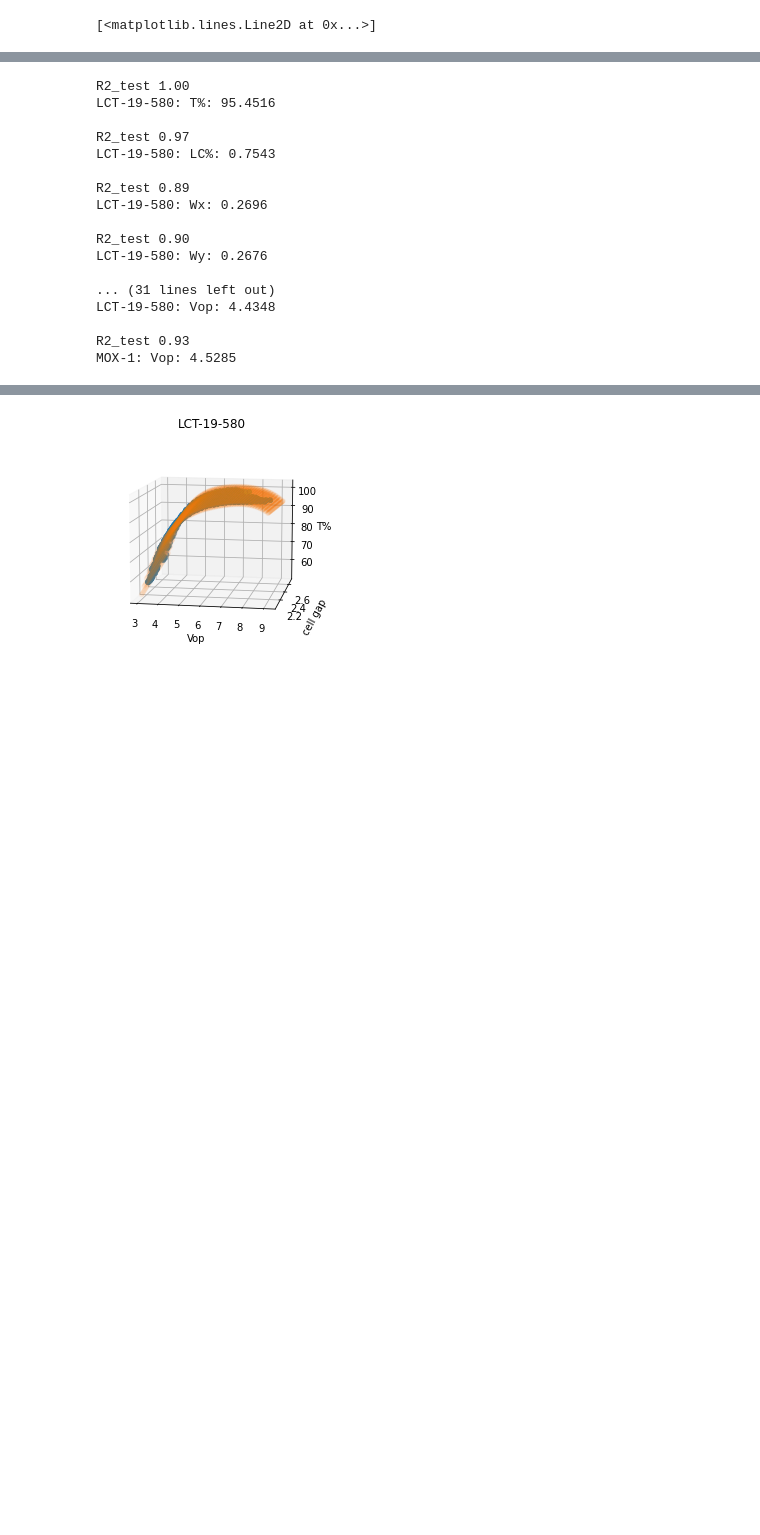
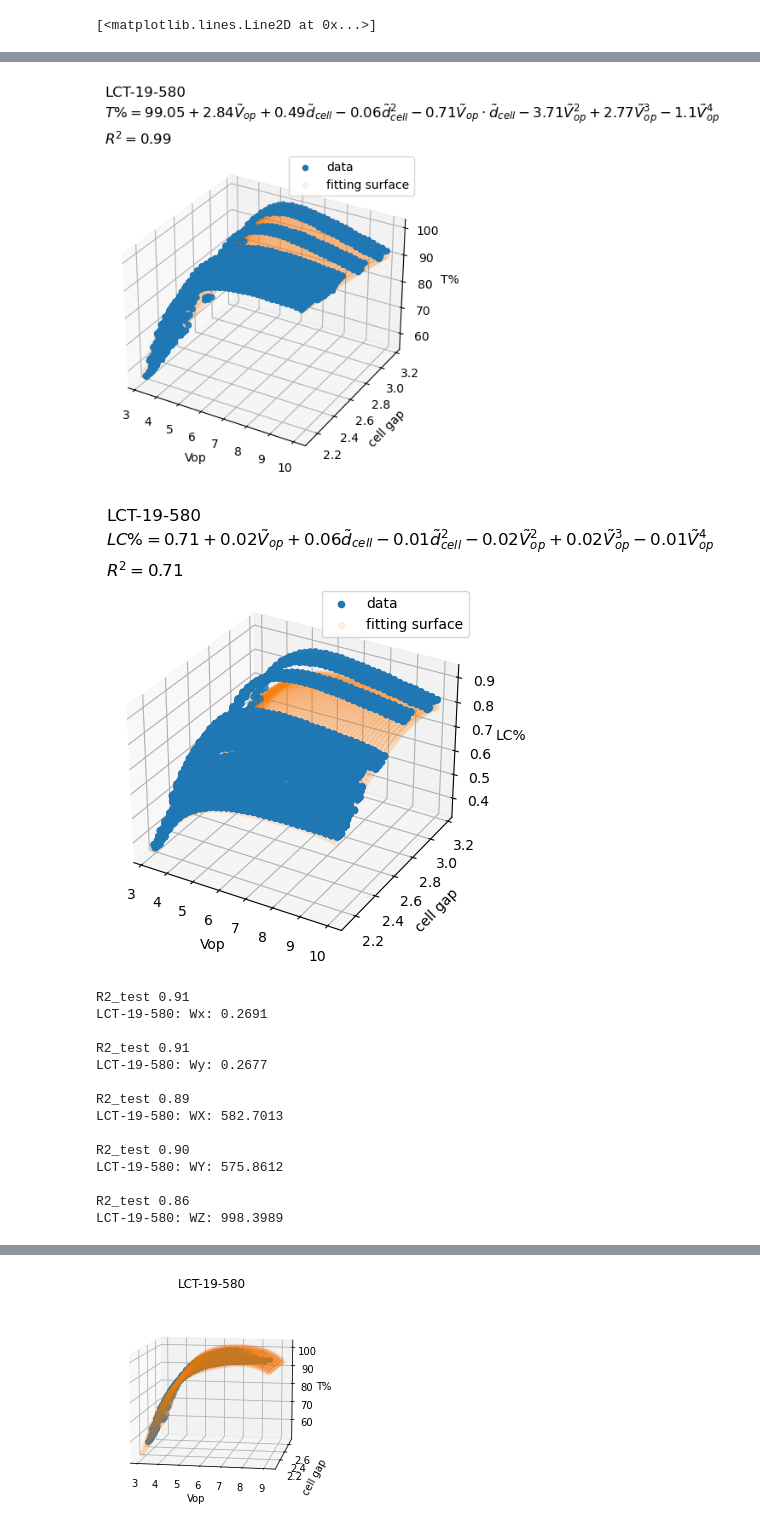
Before and after one commit to dimsplendid/tdtoolkit_web, a Jupyter notebook: test.ipynb, the cells around one changed output, grey strips where cells are left out. Saved outputs shown, nothing was run; the diff lists cells and outputs as text; code cells hidden in the pictures; blank space fills up the shorter version.

```diff
--- a/test.ipynb
+++ b/test.ipynb
@@ -506,14 +537,16 @@ Canvas(toolbar=Toolbar(toolitems=[('Home', 'Reset original view', 'home', 'home'
 [<matplotlib.lines.Line2D at 0x...>]
 # %%
 def opt_features_extract(X):
-    features = np.empty(shape=(len(X), 7), dtype=float)
+    # T%/LC% = a + b Vop + c Cell_gap + d Vop*Cell_gap + e Vop^2 + f Vop^3 + g Vop^4
+    features = np.empty(shape=(len(X), 8), dtype=float)
     features[:, 0] = 1
     features[:, 1] = X[:, 0]
     features[:, 2] = X[:, 1]
-    features[:, 3] = X[:, 0] * X[:, 1]
-    features[:, 4] = X[:, 0] ** 2
-    features[:, 5] = X[:, 0] ** 3
-    features[:, 6] = X[:, 0] ** 4
+    features[:, 3] = X[:, 1] ** 2
+    features[:, 4] = X[:, 0] * X[:, 1]
+    features[:, 5] = X[:, 0] ** 2
+    features[:, 6] = X[:, 0] ** 3
+    features[:, 7] = X[:, 0] ** 4
 
     return features
 transformer_opt = FunctionTransformer(opt_features_extract)
@@ -542,8 +565,0 @@ Canvas(toolbar=Toolbar(toolitems=[('Home', 'Reset original view', 'home', 'home'
-# %%
-# make a cut off opt data
-opt_cutoff = pd.DataFrame(columns=opt.columns)
-for ID in opt.ID.unique():
-    for Point in opt.Point.unique():
-        tmp_df = opt[(opt.ID == ID) & (opt.Point == Point)]
-        tmp_df = tmp_df.iloc[:tmp_df["LCM_Y%"].argmax(),:]
-        opt_cutoff = pd.concat([opt_cutoff, tmp_df])
@@ -578,9 +566,9 @@ Name: WZ, Length: 14994, dtype: float64
 # %%
 # check is there axo data
 if len(axo) != 0:
-    opt_cell_gap = pd.merge(opt_cutoff, axo[["ID", "Point", "cell gap"]], how="left", on=["ID", "Point"])
+    opt_cell_gap = pd.merge(opt, axo[["ID", "Point", "cell gap"]], how="left", on=["ID", "Point"])
 else:
-    opt_cell_gap = pd.merge(opt_cutoff, rdl[["ID", "cell gap"]], how="left", on="ID")
+    opt_cell_gap = pd.merge(opt, rdl[["ID", "cell gap"]], how="left", on="ID")
 
 model["opt"] = {}
 df = opt_cell_gap.copy()
@@ -592,6 +580,7 @@ df["Wx"] = df["W_x"]
 df["Wy"] = df["W_y"]
 # the varient is large when Vop is low, so I cut-off at Vop = 2
 df = df[df["Vop"] > 3]
+plot_raw = df.copy()
 training_set, test_set = train_test_split(
     df,
     test_size = 0.2,
@@ -608,7 +597,7 @@ for LC in cond["LC"].unique():
         y_test = test_set[test_set["LC"]==LC][item].to_numpy()
         model["opt"][LC][f'{item}_LR'] = Pipeline([
             ('Scalar', StandardScaler()),
-#             ('poly', PolynomialFeatures(degree=3)),
+#             ('poly', PolynomialFeatures(degree=2)),
             ('Custom_Transformer', transformer_opt),
             ('linear', linear_model.TheilSenRegressor(fit_intercept=False)),
 #             ('linear', linear_model.LinearRegression(fit_intercept=False)),
@@ -616,10 +605,20 @@ for LC in cond["LC"].unique():
         ]).fit(
             X_train, y_train,
         )
-        print(f'R2_test {model["opt"][LC][f"{item}_LR"].score(X_test, y_test):.2f}')
-        ans = float(model["opt"][LC][f"{item}_LR"].predict(valid_data))
-        print(f"{LC}: {item}: {ans:.4f}")
-        print()
+        # plot
+        aux_plot(
+            plot_raw, LC, ["Vop", "cell gap", item],
+            model["opt"][LC][f'{item}_LR'],
+            [
+                '\\tilde{{V}}_{{op}}',
+                '\\tilde{{d}}_{{cell}}',
+                '\\tilde{{d}}_{{cell}}^2',
+                '\\tilde{{V}}_{{op}}\cdot\\tilde{{d}}_{{cell}}',
+                '\\tilde{{V}}_{{op}}^2',
+                '\\tilde{{V}}_{{op}}^3',
+                '\\tilde{{V}}_{{op}}^4'
+            ]
+        )
     for item in ["Wx", "Wy", "WX", "WY", "WZ"]:
         y_train = training_set[training_set["LC"]==LC][item].to_numpy()
         y_test = test_set[test_set["LC"]==LC][item].to_numpy()
@@ -634,47 +633,59 @@ for LC in cond["LC"].unique():
         print(f'R2_test {model["opt"][LC][f"{item}_LR"].score(X_test, y_test):.2f}')
         ans = float(model["opt"][LC][f"{item}_LR"].predict(valid_data))
         print(f"{LC}: {item}: {ans:.4f}")
         print()
 
 # find V%
 # f(T%, cell_gap) -> V%
+
+# make a cut off opt data
+opt_cutoff = pd.DataFrame(columns=opt.columns)
+for ID in df.ID.unique():
+    for Point in df.Point.unique():
+        tmp_df = df[(df.ID == ID) & (df.Point == Point)]
+        tmp_df = tmp_df.iloc[:tmp_df["LCM_Y%"].argmax(),:]
+        opt_cutoff = pd.concat([opt_cutoff, tmp_df])
+training_set, test_set = train_test_split(
+    opt_cutoff,
+    test_size = 0.2,
+#     random_state = 42
+)
 valid_data = [[90.0, ref_cell_gap]]
 training_set_Vop = training_set[training_set["T%"]>89]
 test_set_Vop = test_set[test_set["T%"]>89]
 
 for LC in cond["LC"].unique():
     X_train = training_set_Vop[training_set_Vop["LC"]==LC][["T%", "cell gap"]].to_numpy()
     X_test = test_set_Vop[test_set_Vop["LC"]==LC][["T%", "cell gap"]].to_numpy()
     y_train = training_set_Vop[training_set_Vop["LC"]==LC]["Vop"].to_numpy()
     y_test = test_set_Vop[test_set_Vop["LC"]==LC]["Vop"].to_numpy()
     model["opt"][LC][f'Vop_LR'] = Pipeline([
         ('Scalar', StandardScaler()),
 #         ('poly', PolynomialFeatures(degree=6)),
         ('Custom_Transformer', transformer_Vop),
         ('linear', linear_model.TheilSenRegressor(fit_intercept=False)),
 #         ('linear', linear_model.Linsor(kernel=DotProduct()+WhiteKernel()))
     ]).fit(
         X_train, y_train,
     )
     print(f'R2_test {model["opt"][LC][f"Vop_LR"].score(X_test, y_test):.2f}')
     ans = float(model["opt"][LC][f"Vop_LR"].predict(valid_data))
     print(f"{LC}: Vop: {ans:.4f}")
     print()
 # %% [output]
+[figure, added]
+[figure, added]
-R2_test 1.00
-LCT-19-580: T%: 95.4516
+R2_test 0.91
+LCT-19-580: Wx: 0.2691
 
-R2_test 0.97
-LCT-19-580: LC%: 0.7543
+R2_test 0.91
+LCT-19-580: Wy: 0.2677
 
 R2_test 0.89
-LCT-19-580: Wx: 0.2696
+LCT-19-580: WX: 582.7013
 
 R2_test 0.90
-LCT-19-580: Wy: 0.2676
+LCT-19-580: WY: 575.8612
 
-... (31 lines left out)
-LCT-19-580: Vop: 4.4348
-
-R2_test 0.93
-MOX-1: Vop: 4.5285
+R2_test 0.86
+LCT-19-580: WZ: 998.3989
```
Also changed, not shown: parts of 19 cells of this notebook.
